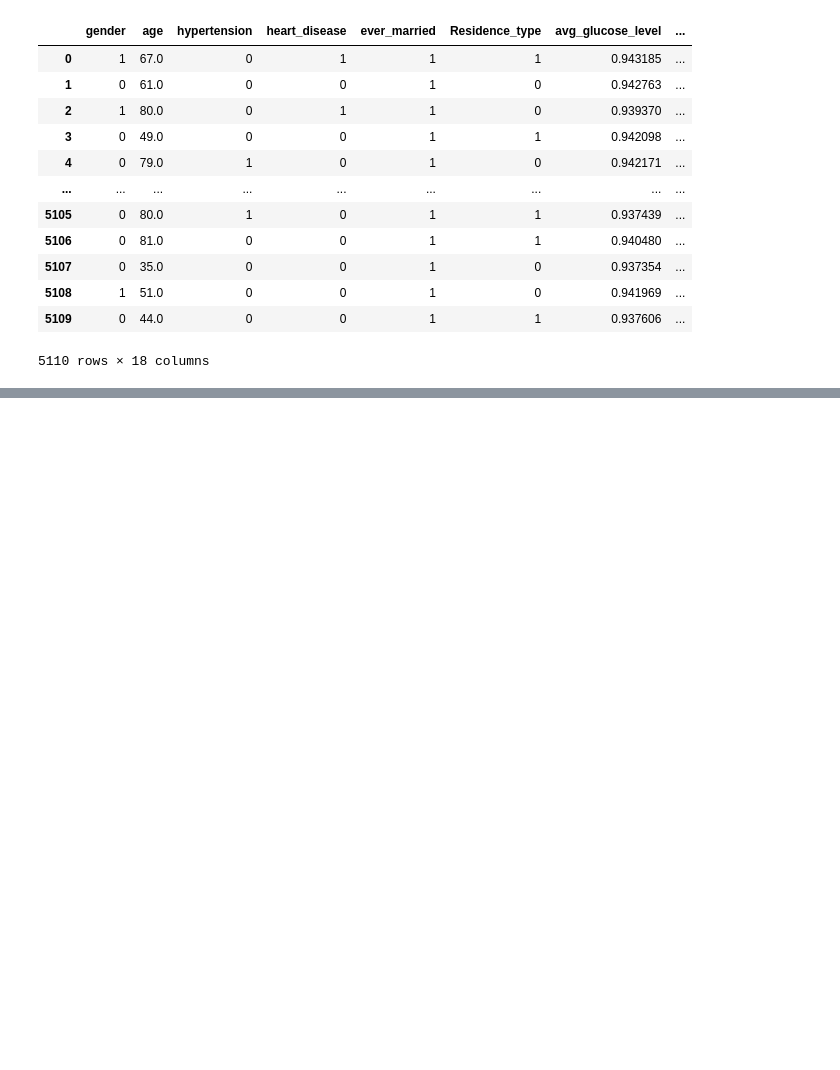
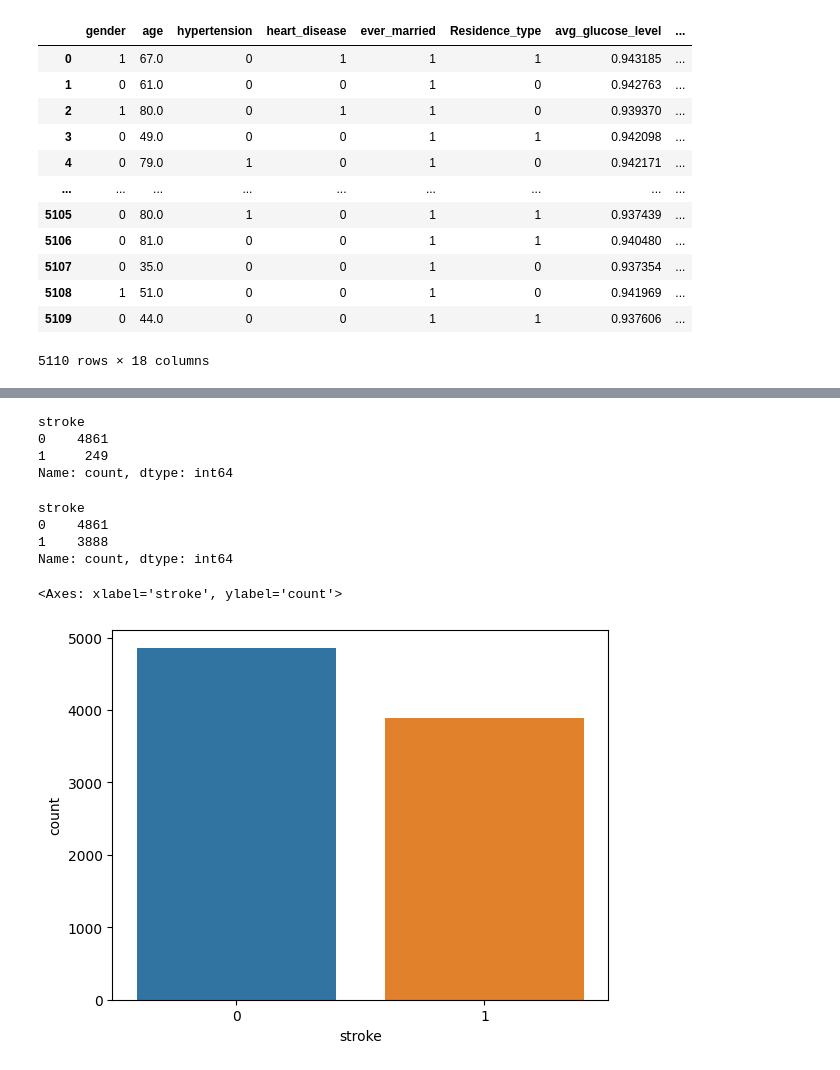
Before and after one commit to Iam-abhi121/Stroke_Prediction, a Jupyter notebook: stroke.ipynb, the cells around one changed output, grey strips where cells are left out. Drawn from its saved outputs; the diff is of its cells as text; code cells hidden in the pictures; blank space fills up the shorter version.

```diff
--- a/stroke.ipynb
+++ b/stroke.ipynb
@@ -482,0 +505,7 @@ df
+# %%
+df['stroke'].value_counts()
+# %% [output]
+stroke
+0    4861
+1     249
+Name: count, dtype: int64
@@ -482,0 +518,12 @@ df
+# %%
+df['stroke'].value_counts()
+# %% [output]
+stroke
+0    4861
+1    3888
+Name: count, dtype: int64
+# %%
+sns.countplot(x = df['stroke'])
+# %% [output]
+<Axes: xlabel='stroke', ylabel='count'>
+[figure, added]
```
Also changed, not shown: parts of 28 cells of this notebook.
